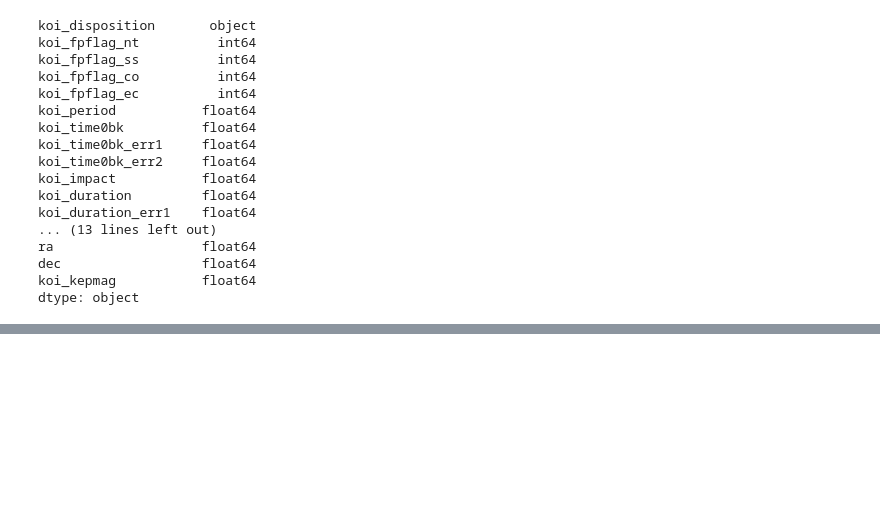
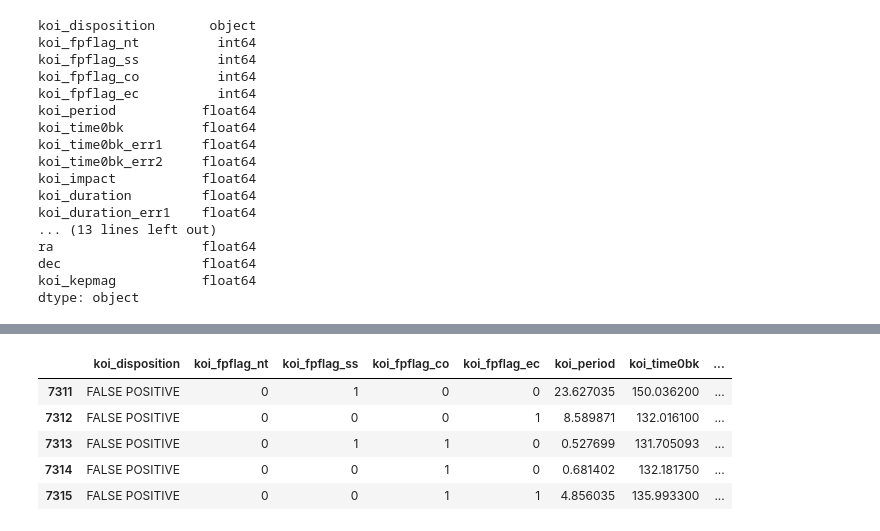
Before and after one commit to Tanmay-R-Choudhary/Exoplanet-Candidate-Identification, a Jupyter notebook: data_cleaning.ipynb, the cells around one changed output, grey strips where cells are left out. Cells and saved outputs as stored; diff of their text form; code cells hidden in the pictures; blank space fills up the shorter version.

```diff
--- a/data_cleaning.ipynb
+++ b/data_cleaning.ipynb
@@ -469,3 +469,5 @@ ra                   float64
 dec                  float64
 koi_kepmag           float64
 dtype: object
+# %%
+df = df.reset_index().drop('index', axis=1).copy()
@@ -472,2 +483,11 @@ dtype: object
+# %%
+df.tail()
+# %% [output]
+|  | koi_disposition | koi_fpflag_nt | koi_fpflag_ss | koi_fpflag_co | koi_fpflag_ec | koi_period | koi_time0bk | ... |
+| 7311 | FALSE POSITIVE | 0 | 1 | 0 | 0 | 23.627035 | 150.036200 | ... |
+| 7312 | FALSE POSITIVE | 0 | 0 | 0 | 1 | 8.589871 | 132.016100 | ... |
+| 7313 | FALSE POSITIVE | 0 | 1 | 1 | 0 | 0.527699 | 131.705093 | ... |
+| 7314 | FALSE POSITIVE | 0 | 0 | 1 | 0 | 0.681402 | 132.181750 | ... |
+| 7315 | FALSE POSITIVE | 0 | 0 | 1 | 1 | 4.856035 | 135.993300 | ... |
 # %%
 df.to_csv("data/cleaned_data.csv")
```
Also changed, not shown: parts of 1 cell of this notebook, 3 other files.
